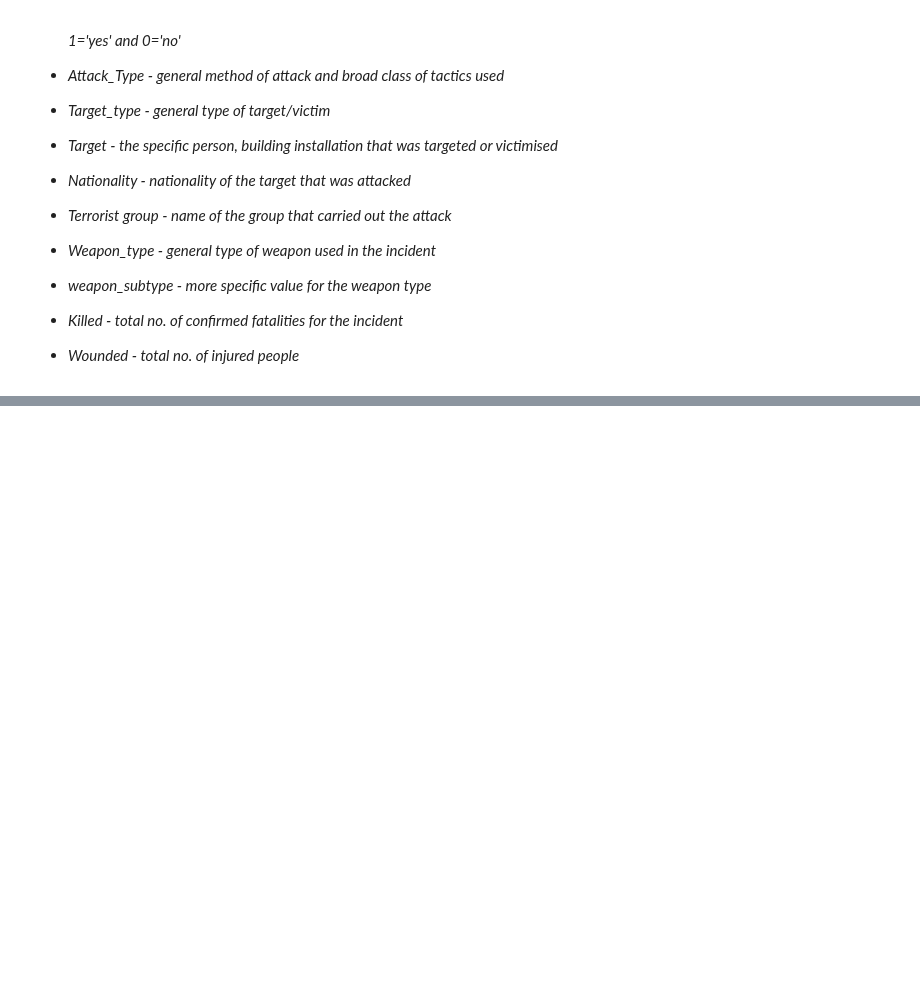
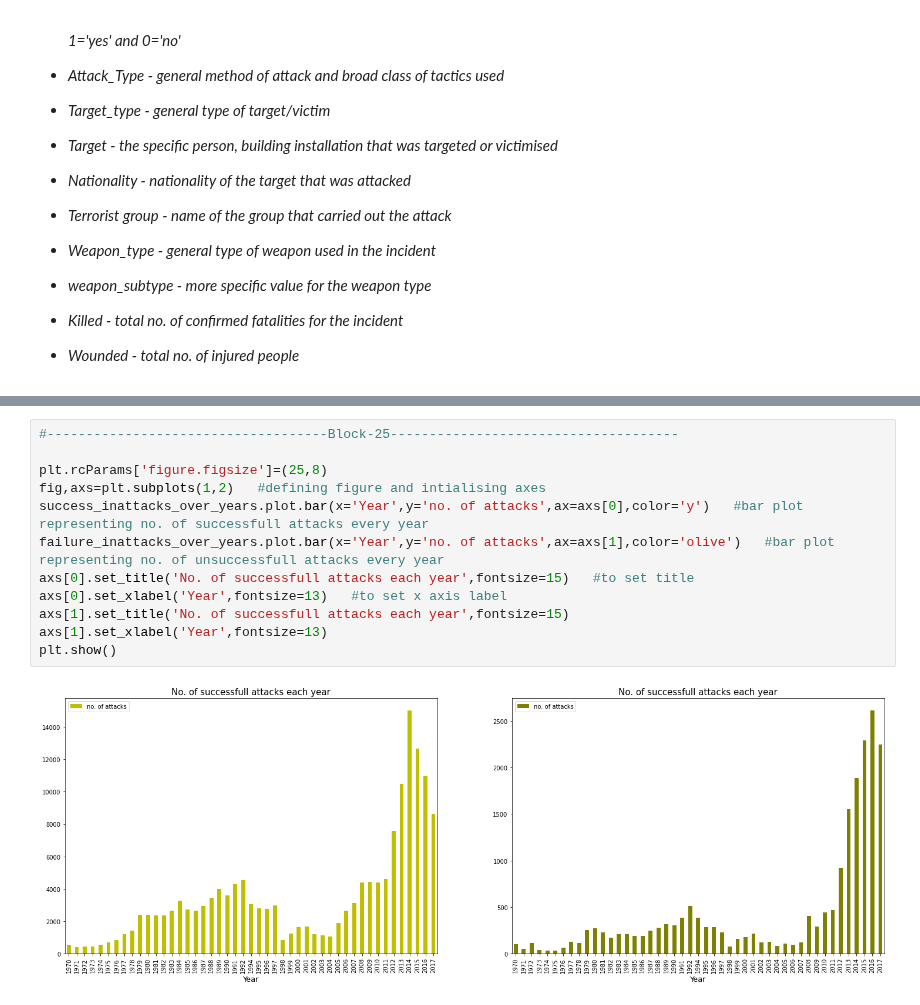
Before and after one commit to kiranmahara9600/Global-Terrorism-Analysis, a Jupyter notebook: EDA_on_Global_Terrorism.ipynb, the cells around one changed output, grey strips where cells are left out. Cells and saved outputs as stored; diff of their text form; blank space fills up the shorter version.

```diff
--- a/EDA_on_Global_Terrorism.ipynb
+++ b/EDA_on_Global_Terrorism.ipynb
@@ -352,0 +430,14 @@ updated_global_terrorism_df.head(5)   #checking for first 5 observations in upda
+# %%
+#------------------------------------Block-25-------------------------------------
+
+plt.rcParams['figure.figsize']=(25,8)
+fig,axs=plt.subplots(1,2)   #defining figure and intialising axes
+success_inattacks_over_years.plot.bar(x='Year',y='no. of attacks',ax=axs[0],color='y')   #bar plot representing no. of successfull attacks every year
+failure_inattacks_over_years.plot.bar(x='Year',y='no. of attacks',ax=axs[1],color='olive')   #bar plot representing no. of unsuccessfull attacks every year
+axs[0].set_title('No. of successfull attacks each year',fontsize=15)   #to set title
+axs[0].set_xlabel('Year',fontsize=13)   #to set x axis label
+axs[1].set_title('No. of successfull attacks each year',fontsize=15)
+axs[1].set_xlabel('Year',fontsize=13)
+plt.show()
+# %% [output]
+[figure, added]
```
Also changed, not shown: parts of 13 cells of this notebook.
